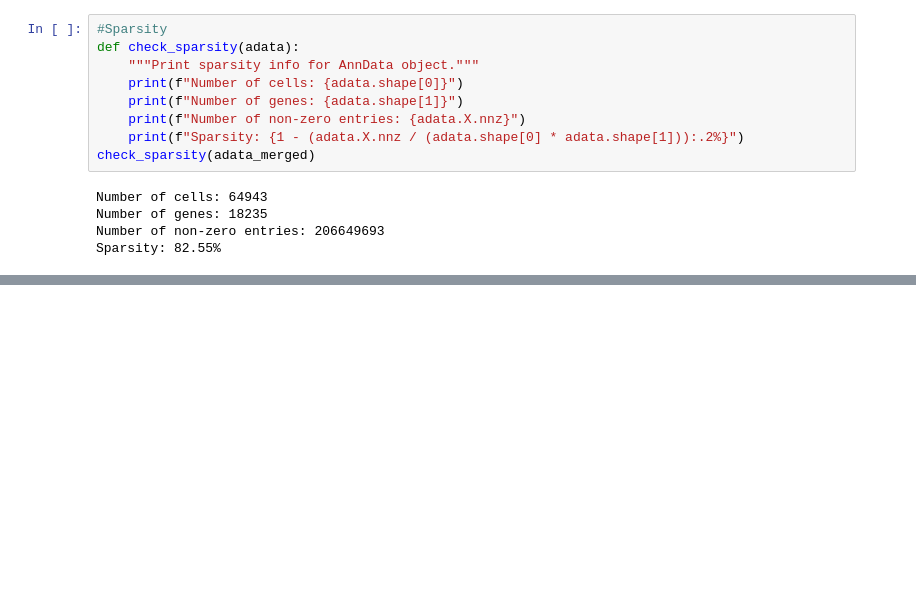
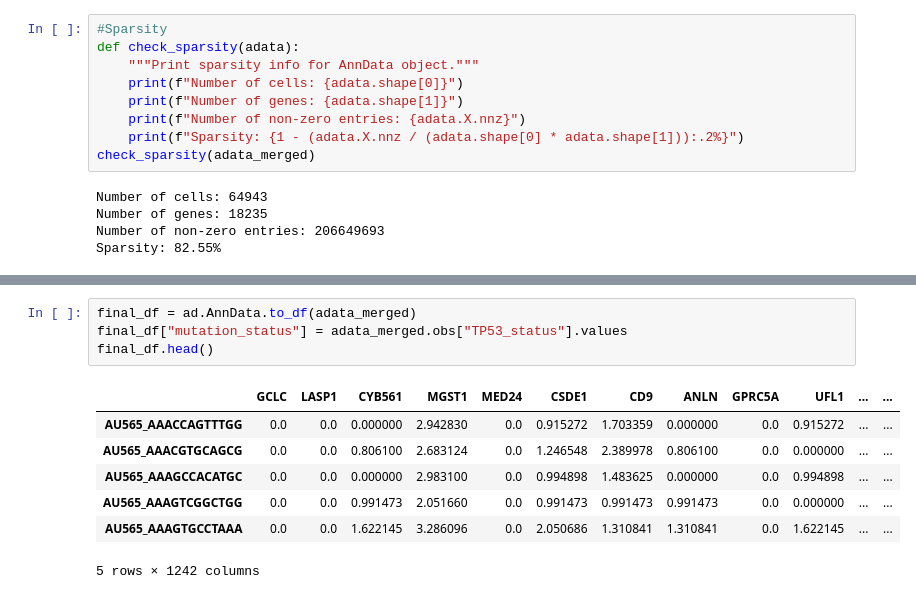
Before and after one commit to tommasoravasio/scRNAseq-GNN-multiclass-tp53, a Jupyter notebook: notebooks/Exploration_data_analysis.ipynb, the cells around one changed output, grey strips where cells are left out. Cells and saved outputs as stored; diff of their text form; blank space fills up the shorter version.

```diff
--- a/notebooks/Exploration_data_analysis.ipynb
+++ b/notebooks/Exploration_data_analysis.ipynb
@@ -291,0 +340,12 @@ ValueError: cannot specify integer `bins` when input data contains infinity
+# %%
+final_df = ad.AnnData.to_df(adata_merged)
+final_df["mutation_status"] = adata_merged.obs["TP53_status"].values
+final_df.head()
+# %% [output]
+|  | GCLC | LASP1 | CYB561 | MGST1 | MED24 | CSDE1 | CD9 | ANLN | GPRC5A | UFL1 | ... | ... |
+| AU565_AAACCAGTTTGG | 0.0 | 0.0 | 0.000000 | 2.942830 | 0.0 | 0.915272 | 1.703359 | 0.000000 | 0.0 | 0.915272 | ... | ... |
+| AU565_AAACGTGCAGCG | 0.0 | 0.0 | 0.806100 | 2.683124 | 0.0 | 1.246548 | 2.389978 | 0.806100 | 0.0 | 0.000000 | ... | ... |
+| AU565_AAAGCCACATGC | 0.0 | 0.0 | 0.000000 | 2.983100 | 0.0 | 0.994898 | 1.483625 | 0.000000 | 0.0 | 0.994898 | ... | ... |
+| AU565_AAAGTCGGCTGG | 0.0 | 0.0 | 0.991473 | 2.051660 | 0.0 | 0.991473 | 0.991473 | 0.991473 | 0.0 | 0.000000 | ... | ... |
+| AU565_AAAGTGCCTAAA | 0.0 | 0.0 | 1.622145 | 3.286096 | 0.0 | 2.050686 | 1.310841 | 1.310841 | 0.0 | 1.622145 | ... | ... |
+5 rows × 1242 columns
```
Also changed, not shown: parts of 14 cells of this notebook.
